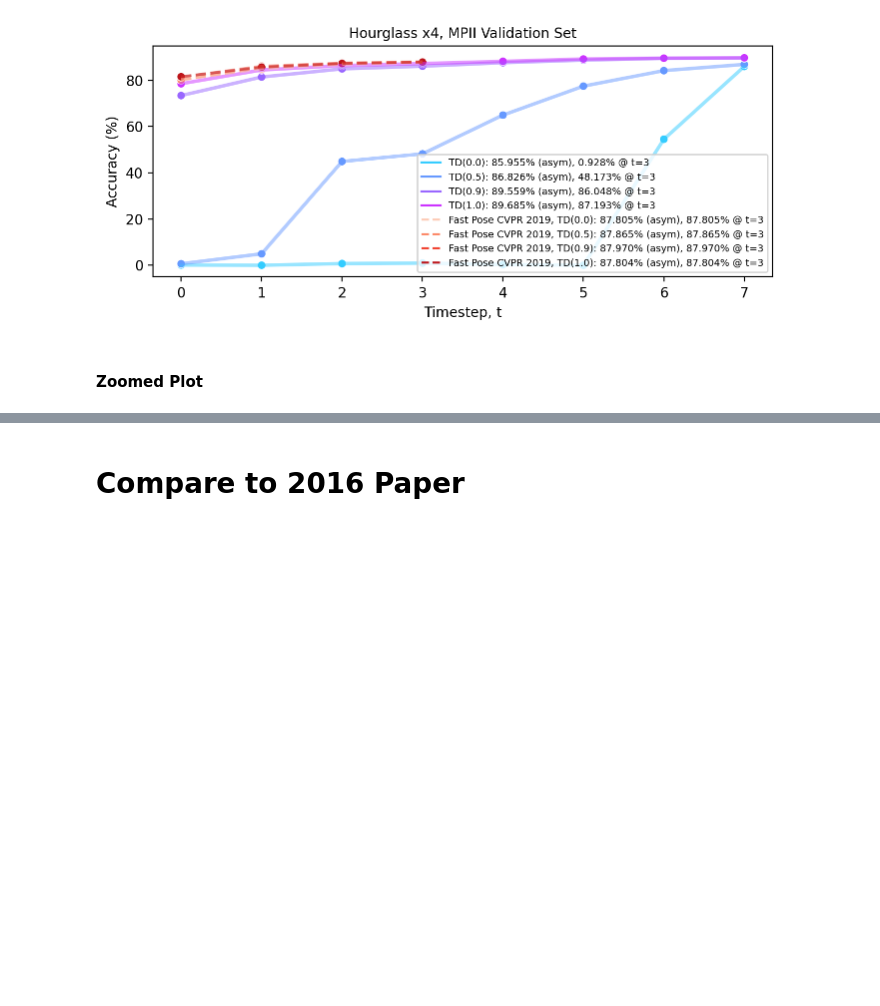
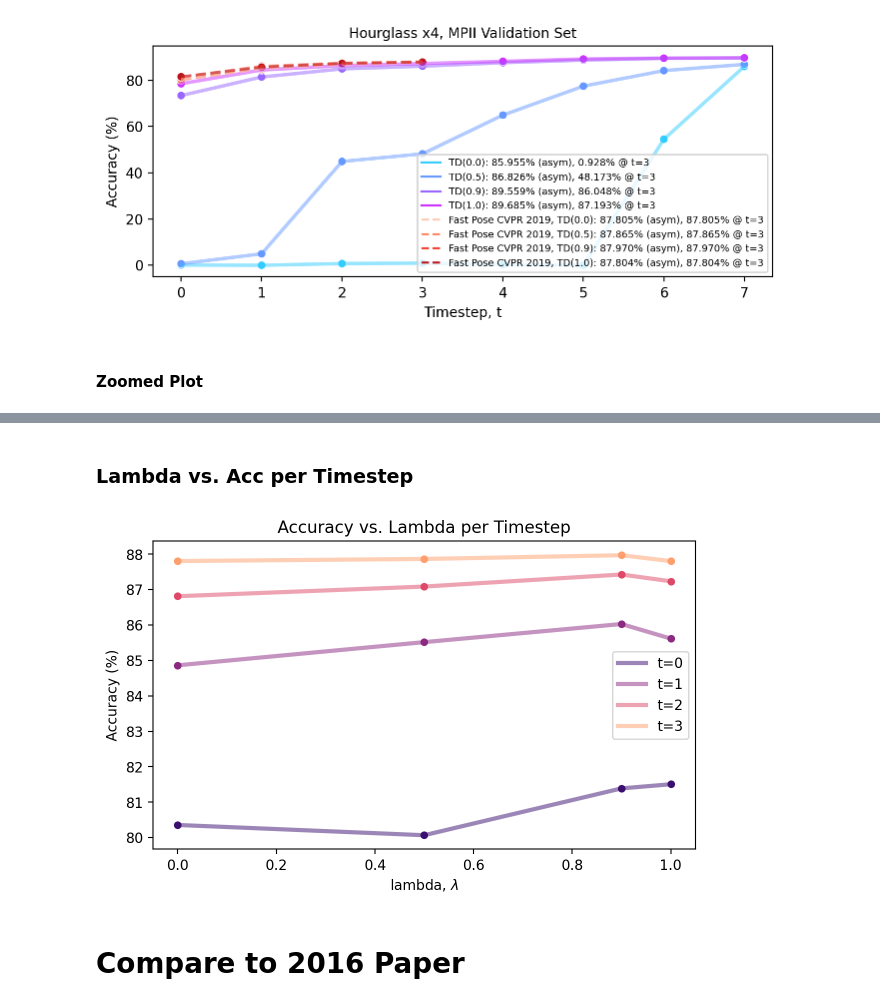
Before and after one commit to michael-iuzzolino/CascadedPoseEstimation, a Jupyter notebook: Analysis.ipynb, the cells around one changed output, grey strips where cells are left out. Drawn from its saved outputs; the diff is of its cells as text; code cells hidden in the pictures; blank space fills up the shorter version.

```diff
--- a/Analysis.ipynb
+++ b/Analysis.ipynb
@@ -27,8 +27,8 @@ def split_model(df, model_name=None):
   baseline_df = model_df[model_df["mode"].str.contains("baseline")]
   return td_model_df, baseline_df
 # %%
-def make_color_lookup(df, cmap=plt.cm.cool):
-  unique_tds = np.sort(td_model_df.td.unique())
+def make_color_lookup(df, cmap=plt.cm.cool, key="td"):
+  unique_tds = np.sort(td_model_df[key].unique())
   cmap_colors = cmap(np.linspace(0, 1, len(unique_tds)+2))[1:-1][:,:3]
   color_lookup = {key: cmap_colors[i] for i, key in enumerate(unique_tds)}
   return color_lookup
@@ -249,3 +252,27 @@ for plot_df, baseline_df in [(shared_weights_df, small_baseline_df), (untied_wei
+# %% [markdown]
+### Lambda vs. Acc per Timestep
+# %%
+distillation_df = untied_weights_df[untied_weights_df.distillation]
+color_lookup = make_color_lookup(distillation_df, key="t", cmap=plt.cm.magma)
+plt.figure(figsize=(7,4))
+for t, td_df in distillation_df.groupby("t"):
+  color_i = color_lookup[t]
+  g = sns.lineplot(
+      x="td",
+      y="val",
+      data=td_df,
+      lw=3,
+      color=color_i,
+      alpha=0.5,
+      label=f"t={t}",
+  )
+  g = sns.scatterplot(x="td", y="val", data=td_df, color=color_i)
+
+g.set(xlabel=r"lambda, $\lambda$", ylabel="Accuracy (%)")
+g.set_title("Accuracy vs. Lambda per Timestep")
+plt.show()
+# %% [output]
+[figure, added]
 # %% [markdown]
 # Compare to 2016 Paper
 # %%
```
Also changed, not shown: parts of 1 cell of this notebook, 1 other file.
